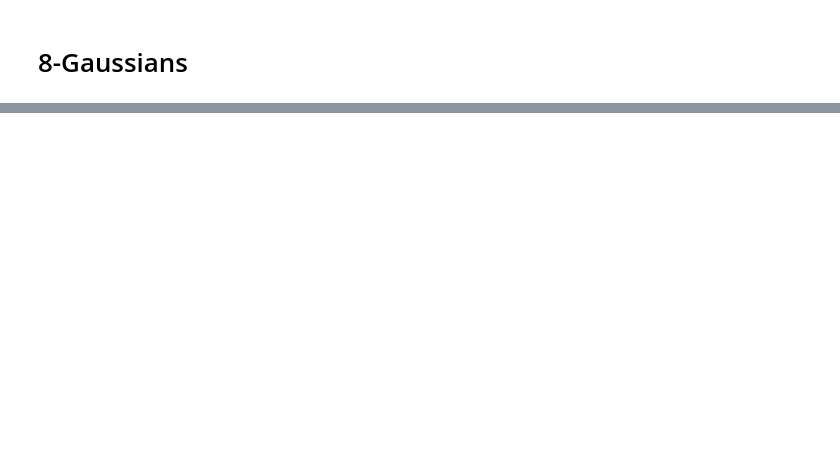
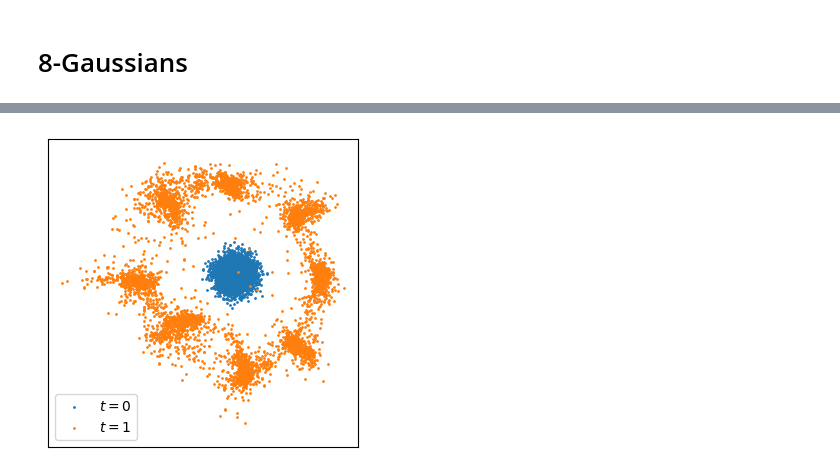
Before and after one commit to cesarali/markov_bridges, a Jupyter notebook: notebooks/models/CFM/cfm.ipynb, the cells around one changed output, grey strips where cells are left out. Saved outputs shown, nothing was run; the diff lists cells and outputs as text; code cells hidden in the pictures; blank space fills up the shorter version.

```diff
--- a/notebooks/models/CFM/cfm.ipynb
+++ b/notebooks/models/CFM/cfm.ipynb
@@ -113,0 +123,14 @@ plt.show()
+# %%
+import matplotlib.pyplot as plt
+import numpy as np
+
+plt.figure(figsize=(4, 4))
+plt.scatter(trajectories[:,0,0], trajectories[:,0,1], s=1, cmap="tab10", label=r"$t=0$")
+plt.scatter(trajectories[:,-1,0], trajectories[:,-1,1],  s=1,  cmap="tab10", label=r"$t=1$")
+plt.xticks([])
+plt.yticks([])
+plt.axis('equal')
+plt.legend()
+plt.show()
+# %% [output]
+[figure, added]
```
Also changed, not shown: parts of 5 cells of this notebook, 5 other files.
